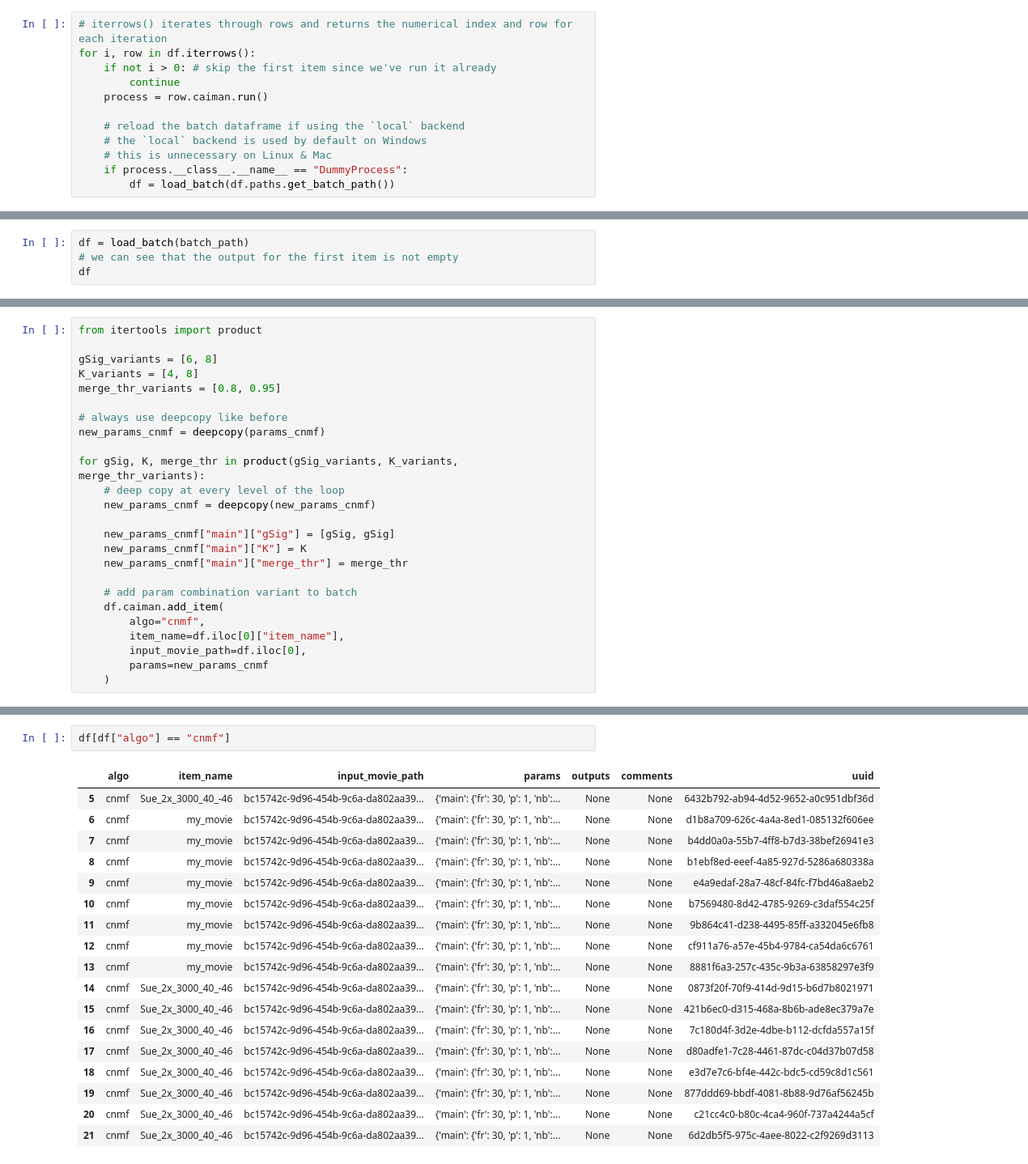
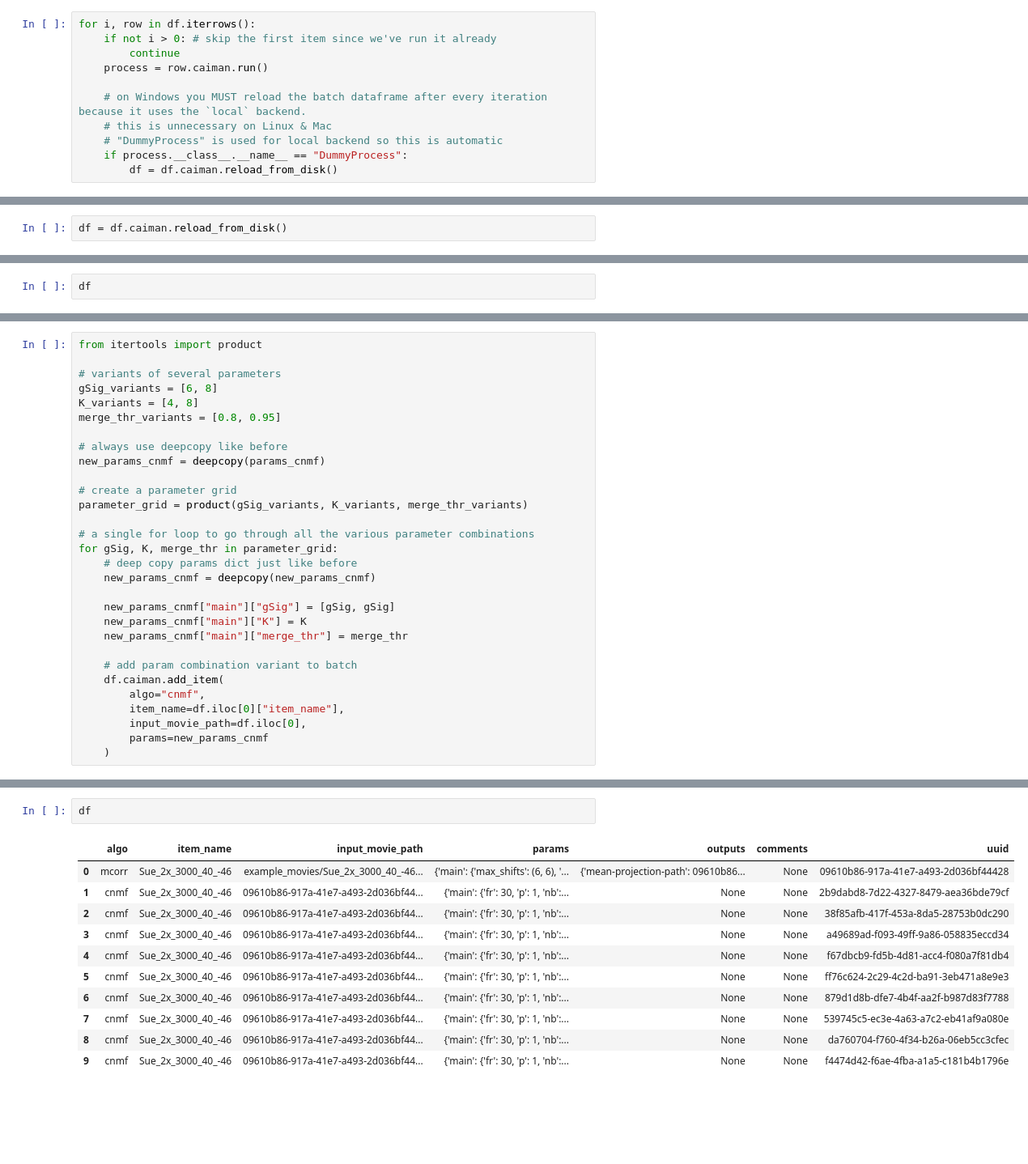
Before and after one commit to nel-lab/mesmerize-core, a Jupyter notebook: notebooks/mcorr_cnmf.ipynb, the cells around one changed output, grey strips where cells are left out. Shown at 81% size. Cells and saved outputs as stored; diff of their text form; blank space fills up the shorter version.

```diff
--- a/notebooks/mcorr_cnmf.ipynb
+++ b/notebooks/mcorr_cnmf.ipynb
@@ -233,13 +256,12 @@ finished computing correlation image
 # %%
-# iterrows() iterates through rows and returns the numerical index and row for each iteration
 for i, row in df.iterrows():
     if not i > 0: # skip the first item since we've run it already
         continue
     process = row.caiman.run()
 
-    # reload the batch dataframe if using the `local` backend
-    # the `local` backend is used by default on Windows
+    # on Windows you MUST reload the batch dataframe after every iteration because it uses the `local` backend.
     # this is unnecessary on Linux & Mac
+    # "DummyProcess" is used for local backend so this is automatic
     if process.__class__.__name__ == "DummyProcess":
-        df = load_batch(df.paths.get_batch_path())
+        df = df.caiman.reload_from_disk()
 # %% [output]
@@ -292,0 +336,2 @@ finished computing correlation image
+# %%
+df = df.caiman.reload_from_disk()
@@ -293,6 +340,4 @@ finished computing correlation image
 # %%
-df = load_batch(batch_path)
-# we can see that the output for the first item is not empty
 df
 # %% [output]
 |  | algo | item_name | input_movie_path | params | outputs | comments | uuid |
@@ -464,6 +580,7 @@ df.caiman.add_item(
 # %%
 from itertools import product
 
+# variants of several parameters
 gSig_variants = [6, 8]
 K_variants = [4, 8]
 merge_thr_variants = [0.8, 0.95]
@@ -471,8 +588,12 @@ merge_thr_variants = [0.8, 0.95]
 # always use deepcopy like before
 new_params_cnmf = deepcopy(params_cnmf)
 
-for gSig, K, merge_thr in product(gSig_variants, K_variants, merge_thr_variants):
-    # deep copy at every level of the loop
+# create a parameter grid
+parameter_grid = product(gSig_variants, K_variants, merge_thr_variants)
+
+# a single for loop to go through all the various parameter combinations
+for gSig, K, merge_thr in parameter_grid:
+    # deep copy params dict just like before
     new_params_cnmf = deepcopy(new_params_cnmf)
 
     new_params_cnmf["main"]["gSig"] = [gSig, gSig]
@@ -489,26 +610,19 @@ for gSig, K, merge_thr in product(gSig_variants, K_variants, merge_thr_variants)
 # %% [markdown]
 ### See that there are a lot of new cnmf batch items
 # %%
-df[df["algo"] == "cnmf"]
+df
 # %% [output]
 |  | algo | item_name | input_movie_path | params | outputs | comments | uuid |
-| 5 | cnmf | Sue_2x_3000_40_-46 | bc15742c-9d96-454b-9c6a-da802aa39... | {'main': {'fr': 30, 'p': 1, 'nb':... | None | None | 6432b792-ab94-4d52-9652-a0c951dbf36d |
-| 6 | cnmf | my_movie | bc15742c-9d96-454b-9c6a-da802aa39... | {'main': {'fr': 30, 'p': 1, 'nb':... | None | None | d1b8a709-626c-4a4a-8ed1-085132f606ee |
-| 7 | cnmf | my_movie | bc15742c-9d96-454b-9c6a-da802aa39... | {'main': {'fr': 30, 'p': 1, 'nb':... | None | None | b4dd0a0a-55b7-4ff8-b7d3-38bef26941e3 |
-| 8 | cnmf | my_movie | bc15742c-9d96-454b-9c6a-da802aa39... | {'main': {'fr': 30, 'p': 1, 'nb':... | None | None | b1ebf8ed-eeef-4a85-927d-5286a680338a |
-| 9 | cnmf | my_movie | bc15742c-9d96-454b-9c6a-da802aa39... | {'main': {'fr': 30, 'p': 1, 'nb':... | None | None | e4a9edaf-28a7-48cf-84fc-f7bd46a8aeb2 |
-| 10 | cnmf | my_movie | bc15742c-9d96-454b-9c6a-da802aa39... | {'main': {'fr': 30, 'p': 1, 'nb':... | None | None | b7569480-8d42-4785-9269-c3daf554c25f |
-| 11 | cnmf | my_movie | bc15742c-9d96-454b-9c6a-da802aa39... | {'main': {'fr': 30, 'p': 1, 'nb':... | None | None | 9b864c41-d238-4495-85ff-a332045e6fb8 |
-| 12 | cnmf | my_movie | bc15742c-9d96-454b-9c6a-da802aa39... | {'main': {'fr': 30, 'p': 1, 'nb':... | None | None | cf911a76-a57e-45b4-9784-ca54da6c6761 |
-| 13 | cnmf | my_movie | bc15742c-9d96-454b-9c6a-da802aa39... | {'main': {'fr': 30, 'p': 1, 'nb':... | None | None | 8881f6a3-257c-435c-9b3a-63858297e3f9 |
-| 14 | cnmf | Sue_2x_3000_40_-46 | bc15742c-9d96-454b-9c6a-da802aa39... | {'main': {'fr': 30, 'p': 1, 'nb':... | None | None | 0873f20f-70f9-414d-9d15-b6d7b8021971 |
-| 15 | cnmf | Sue_2x_3000_40_-46 | bc15742c-9d96-454b-9c6a-da802aa39... | {'main': {'fr': 30, 'p': 1, 'nb':... | None | None | 421b6ec0-d315-468a-8b6b-ade8ec379a7e |
-| 16 | cnmf | Sue_2x_3000_40_-46 | bc15742c-9d96-454b-9c6a-da802aa39... | {'main': {'fr': 30, 'p': 1, 'nb':... | None | None | 7c180d4f-3d2e-4dbe-b112-dcfda557a15f |
-| 17 | cnmf | Sue_2x_3000_40_-46 | bc15742c-9d96-454b-9c6a-da802aa39... | {'main': {'fr': 30, 'p': 1, 'nb':... | None | None | d80adfe1-7c28-4461-87dc-c04d37b07d58 |
-| 18 | cnmf | Sue_2x_3000_40_-46 | bc15742c-9d96-454b-9c6a-da802aa39... | {'main': {'fr': 30, 'p': 1, 'nb':... | None | None | e3d7e7c6-bf4e-442c-bdc5-cd59c8d1c561 |
-| 19 | cnmf | Sue_2x_3000_40_-46 | bc15742c-9d96-454b-9c6a-da802aa39... | {'main': {'fr': 30, 'p': 1, 'nb':... | None | None | 877ddd69-bbdf-4081-8b88-9d76af56245b |
-| 20 | cnmf | Sue_2x_3000_40_-46 | bc15742c-9d96-454b-9c6a-da802aa39... | {'main': {'fr': 30, 'p': 1, 'nb':... | None | None | c21cc4c0-b80c-4ca4-960f-737a4244a5cf |
-| 21 | cnmf | Sue_2x_3000_40_-46 | bc15742c-9d96-454b-9c6a-da802aa39... | {'main': {'fr': 30, 'p': 1, 'nb':... | None | None | 6d2db5f5-975c-4aee-8022-c2f9269d3113 |
+| 0 | mcorr | Sue_2x_3000_40_-46 | example_movies/Sue_2x_3000_40_-46... | {'main': {'max_shifts': (6, 6), '... | {'mean-projection-path': 09610b86... | None | 09610b86-917a-41e7-a493-2d036bf44428 |
+| 1 | cnmf | Sue_2x_3000_40_-46 | 09610b86-917a-41e7-a493-2d036bf44... | {'main': {'fr': 30, 'p': 1, 'nb':... | None | None | 2b9dabd8-7d22-4327-8479-aea36bde79cf |
+| 2 | cnmf | Sue_2x_3000_40_-46 | 09610b86-917a-41e7-a493-2d036bf44... | {'main': {'fr': 30, 'p': 1, 'nb':... | None | None | 38f85afb-417f-453a-8da5-28753b0dc290 |
+| 3 | cnmf | Sue_2x_3000_40_-46 | 09610b86-917a-41e7-a493-2d036bf44... | {'main': {'fr': 30, 'p': 1, 'nb':... | None | None | a49689ad-f093-49ff-9a86-058835eccd34 |
+| 4 | cnmf | Sue_2x_3000_40_-46 | 09610b86-917a-41e7-a493-2d036bf44... | {'main': {'fr': 30, 'p': 1, 'nb':... | None | None | f67dbcb9-fd5b-4d81-acc4-f080a7f81db4 |
+| 5 | cnmf | Sue_2x_3000_40_-46 | 09610b86-917a-41e7-a493-2d036bf44... | {'main': {'fr': 30, 'p': 1, 'nb':... | None | None | ff76c624-2c29-4c2d-ba91-3eb471a8e9e3 |
+| 6 | cnmf | Sue_2x_3000_40_-46 | 09610b86-917a-41e7-a493-2d036bf44... | {'main': {'fr': 30, 'p': 1, 'nb':... | None | None | 879d1d8b-dfe7-4b4f-aa2f-b987d83f7788 |
+| 7 | cnmf | Sue_2x_3000_40_-46 | 09610b86-917a-41e7-a493-2d036bf44... | {'main': {'fr': 30, 'p': 1, 'nb':... | None | None | 539745c5-ec3e-4a63-a7c2-eb41af9a080e |
+| 8 | cnmf | Sue_2x_3000_40_-46 | 09610b86-917a-41e7-a493-2d036bf44... | {'main': {'fr': 30, 'p': 1, 'nb':... | None | None | da760704-f760-4f34-b26a-06eb5cc3cfec |
+| 9 | cnmf | Sue_2x_3000_40_-46 | 09610b86-917a-41e7-a493-2d036bf44... | {'main': {'fr': 30, 'p': 1, 'nb':... | None | None | f4474d42-f6ae-4fba-a1a5-c181b4b1796e |
 # %% [markdown]
 ## Since it is difficult to see the different parameter variants above, we can just view the diffs
 
```
Also changed, not shown: parts of 107 cells of this notebook, 1 other file.
